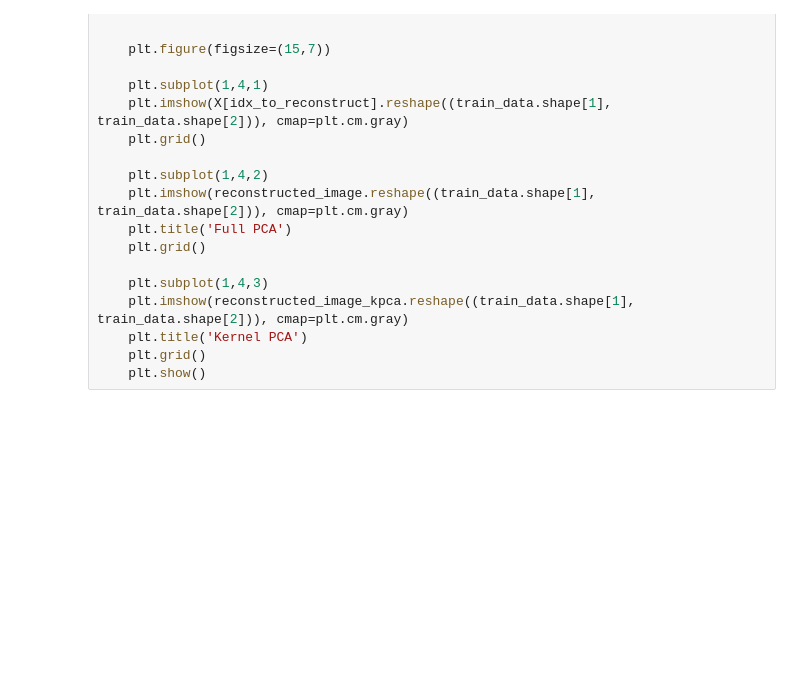
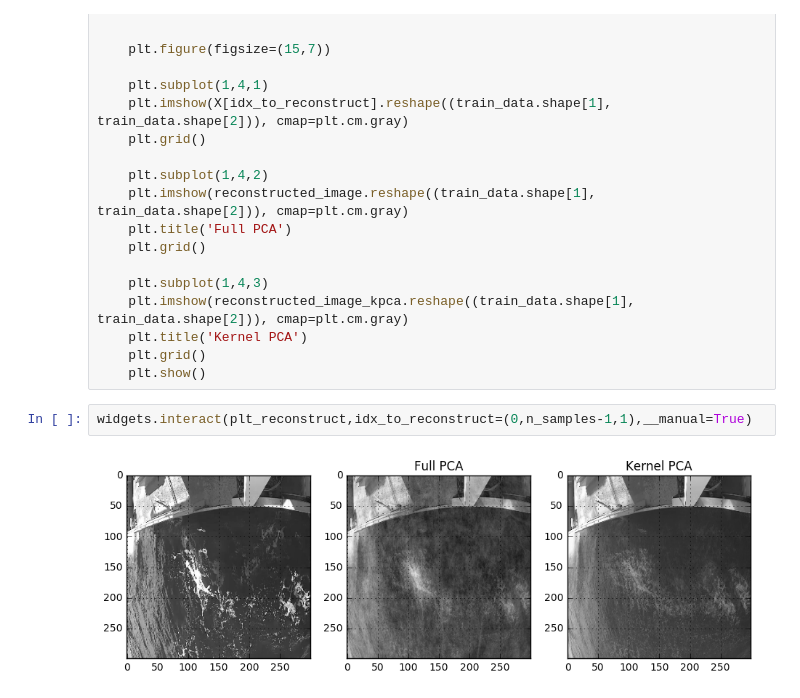
Before and after one commit to MachineLearning-FA2017/Lab2, a Jupyter notebook: NotWorkingExample-Copy1.ipynb, the cells around one changed output. Cells and saved outputs as stored; diff of their text form; blank space fills up the shorter version.

```diff
--- a/NotWorkingExample-Copy1.ipynb
+++ b/NotWorkingExample-Copy1.ipynb
@@ -183,3 +183,7 @@ def plt_reconstruct(idx_to_reconstruct):
     plt.title('Kernel PCA')
     plt.grid()
     plt.show()
+# %%
+widgets.interact(plt_reconstruct,idx_to_reconstruct=(0,n_samples-1,1),__manual=True)
+# %% [output]
+[figure, added]
```
Also changed, not shown: parts of 11 cells of this notebook.
